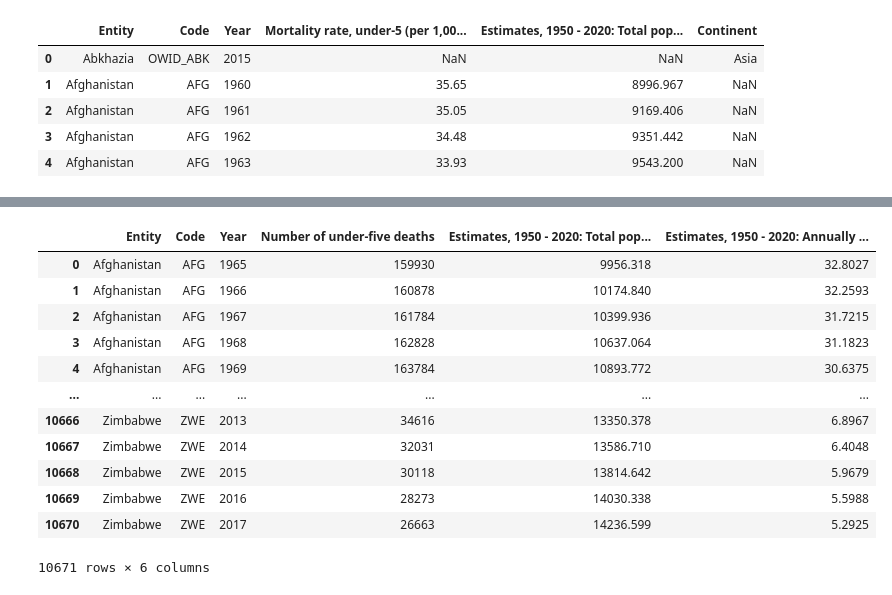
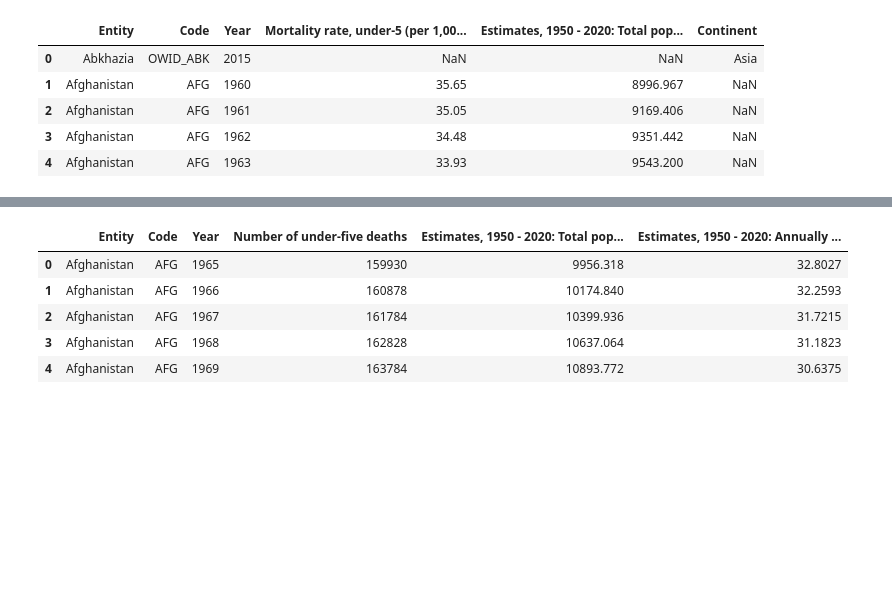
Before and after one commit to suhanijaiswal4/2021_Spring_finals, a Jupyter notebook: main_pr.ipynb, the cells around one changed output, grey strips where cells are left out. Saved outputs shown, nothing was run; the diff lists cells and outputs as text; code cells hidden in the pictures; blank space fills up the shorter version.

```diff
--- a/main_pr.ipynb
+++ b/main_pr.ipynb
@@ -480,19 +399,12 @@ Merged_data_2
 # %%
 Merged_data_2 = Merged_data_2.drop(['Mortality rate, under-5 (per 1,000 live births)', 'Continent'], axis=1)
-Merged_data_2
+Merged_data_2.head()
 # %% [output]
 |  | Entity | Code | Year | Number of under-five deaths | Estimates, 1950 - 2020: Total pop... | Estimates, 1950 - 2020: Annually ... |
 | 0 | Afghanistan | AFG | 1965 | 159930 | 9956.318 | 32.8027 |
 | 1 | Afghanistan | AFG | 1966 | 160878 | 10174.840 | 32.2593 |
 | 2 | Afghanistan | AFG | 1967 | 161784 | 10399.936 | 31.7215 |
 | 3 | Afghanistan | AFG | 1968 | 162828 | 10637.064 | 31.1823 |
 | 4 | Afghanistan | AFG | 1969 | 163784 | 10893.772 | 30.6375 |
-| ... | ... | ... | ... | ... | ... | ... |
-| 10666 | Zimbabwe | ZWE | 2013 | 34616 | 13350.378 | 6.8967 |
-| 10667 | Zimbabwe | ZWE | 2014 | 32031 | 13586.710 | 6.4048 |
-| 10668 | Zimbabwe | ZWE | 2015 | 30118 | 13814.642 | 5.9679 |
-| 10669 | Zimbabwe | ZWE | 2016 | 28273 | 14030.338 | 5.5988 |
-| 10670 | Zimbabwe | ZWE | 2017 | 26663 | 14236.599 | 5.2925 |
-10671 rows × 6 columns
 # %%
 Merged_data_2.rename(columns={'Entity': 'Country', 'Estimates, 1950 - 2020: Total population by broad age group, both sexes combined (thousands) - Total': 'Total population (thousands)', 'Estimates, 1950 - 2020: Annually interpolated demographic indicators - Under-five mortality (deaths under age 5 per 1,000 live births)': 'Mortality rate, under-5 (per 1,000 live births)'}, inplace=True)
```
Also changed, not shown: parts of 18 cells of this notebook.
